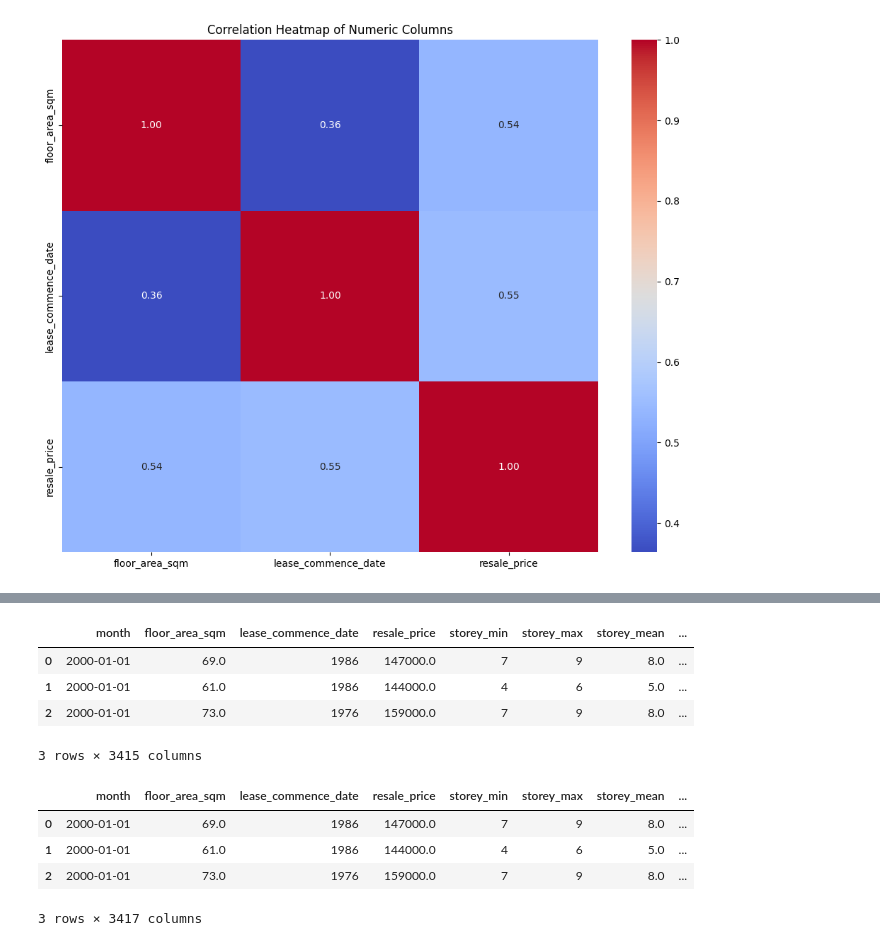
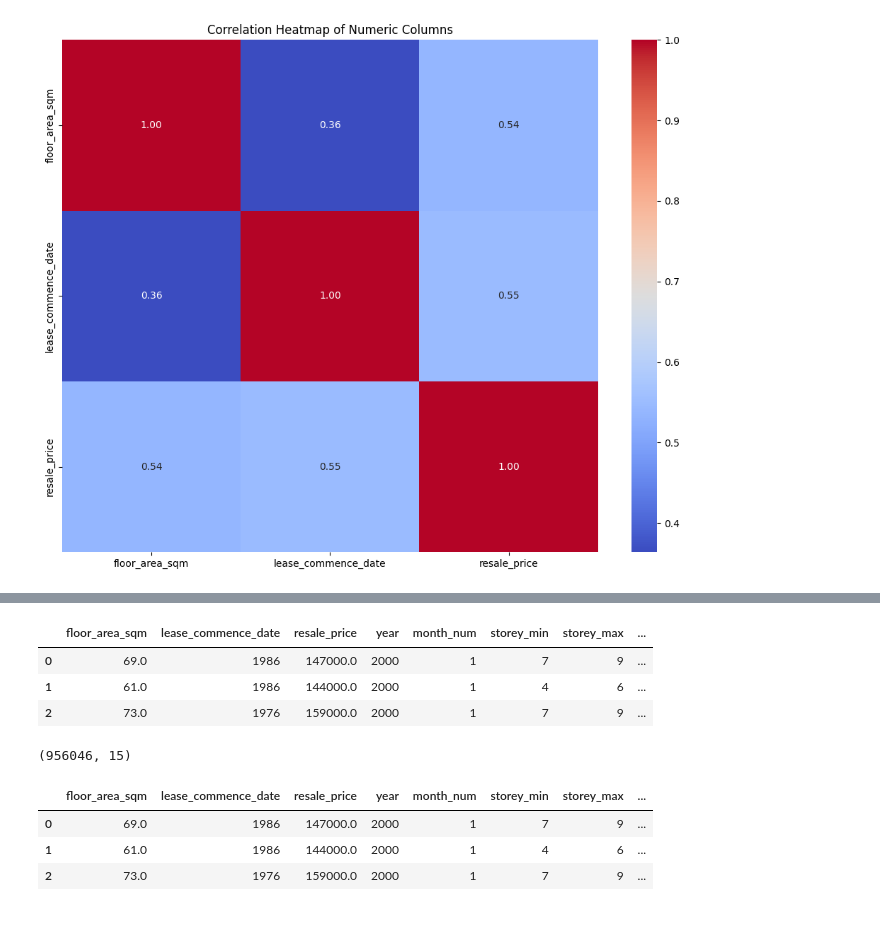
Before and after one commit to LittleWiz/MLJourneyE2E, a Jupyter notebook: House_price_main.ipynb, the cells around one changed output, grey strips where cells are left out. Saved outputs shown, nothing was run; the diff lists cells and outputs as text; code cells hidden in the pictures.

```diff
--- a/House_price_main.ipynb
+++ b/House_price_main.ipynb
@@ -121,16 +125,19 @@ df.shape
 # %%
 # Encoding categorical variables
 encoder = DataEncoder(df)
-df = encoder.encode_categorical()
+df = encoder.frequency_encode()
 
 # Display the first few rows after encoding
 df.head(3)
 # %% [output]
-|  | month | floor_area_sqm | lease_commence_date | resale_price | storey_min | storey_max | storey_mean | ... |
-| 0 | 2000-01-01 | 69.0 | 1986 | 147000.0 | 7 | 9 | 8.0 | ... |
-| 1 | 2000-01-01 | 61.0 | 1986 | 144000.0 | 4 | 6 | 5.0 | ... |
-| 2 | 2000-01-01 | 73.0 | 1976 | 159000.0 | 7 | 9 | 8.0 | ... |
+|  | floor_area_sqm | lease_commence_date | resale_price | year | month_num | storey_min | storey_max | ... |
+| 0 | 69.0 | 1986 | 147000.0 | 2000 | 1 | 7 | 9 | ... |
+| 1 | 61.0 | 1986 | 144000.0 | 2000 | 1 | 4 | 6 | ... |
+| 2 | 73.0 | 1976 | 159000.0 | 2000 | 1 | 7 | 9 | ... |
-3 rows × 3415 columns
+# %%
+df.shape
+# %% [output]
+(956046, 15)
 # %%
 
 timestamps = pd.date_range(
@@ -144,11 +151,10 @@ df["house_id"] = range(1, len(df) + 1)  # Assign unique IDs to each house
 # %%
 df.head(3)
 # %% [output]
-|  | month | floor_area_sqm | lease_commence_date | resale_price | storey_min | storey_max | storey_mean | ... |
-| 0 | 2000-01-01 | 69.0 | 1986 | 147000.0 | 7 | 9 | 8.0 | ... |
-| 1 | 2000-01-01 | 61.0 | 1986 | 144000.0 | 4 | 6 | 5.0 | ... |
-| 2 | 2000-01-01 | 73.0 | 1976 | 159000.0 | 7 | 9 | 8.0 | ... |
+|  | floor_area_sqm | lease_commence_date | resale_price | year | month_num | storey_min | storey_max | ... |
+| 0 | 69.0 | 1986 | 147000.0 | 2000 | 1 | 7 | 9 | ... |
+| 1 | 61.0 | 1986 | 144000.0 | 2000 | 1 | 4 | 6 | ... |
+| 2 | 73.0 | 1976 | 159000.0 | 2000 | 1 | 7 | 9 | ... |
-3 rows × 3417 columns
 # %%
 # Splitting the dataset into features (X) and target (y)
 X = df.drop(columns=['resale_price'])
```
Also changed, not shown: parts of 9 cells of this notebook, 5 other files.
